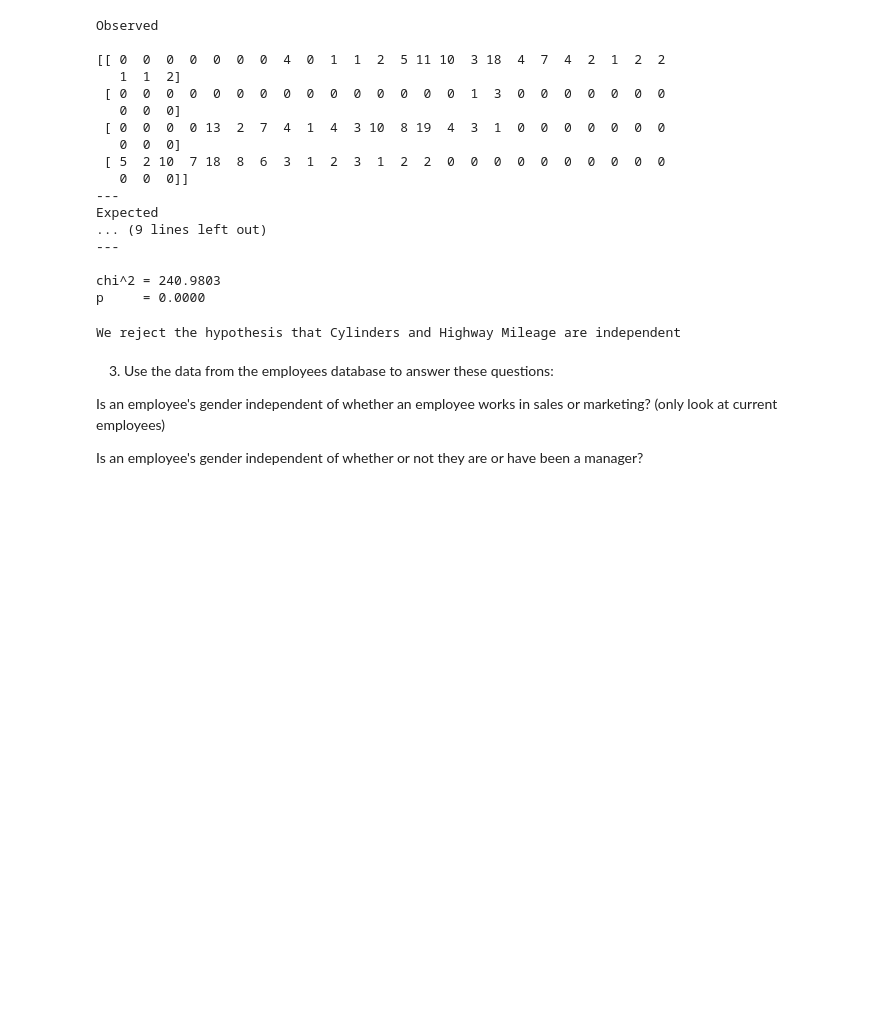
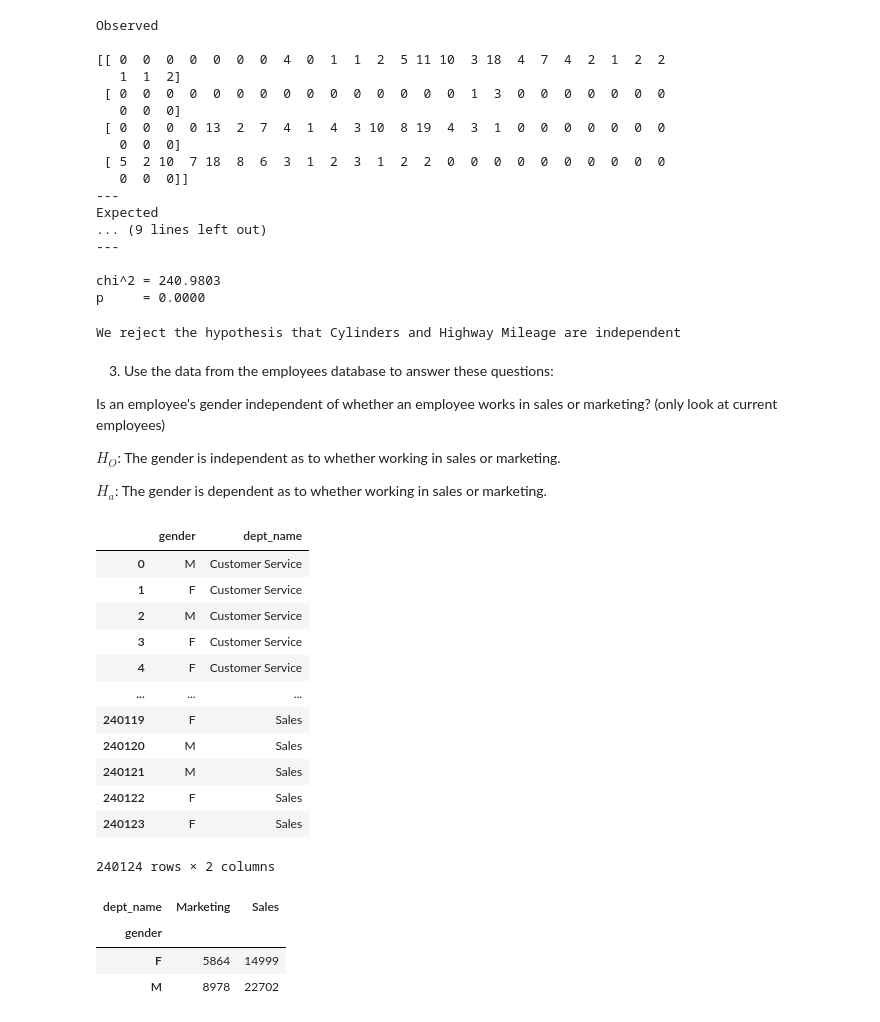
Before and after one commit to carlgriffin57/statistics-exercises, a Jupyter notebook: hypothesis_testing.ipynb, the cells around one changed output. Saved outputs shown, nothing was run; the diff lists cells and outputs as text; code cells hidden in the pictures; blank space fills up the shorter version.

```diff
--- a/hypothesis_testing.ipynb
+++ b/hypothesis_testing.ipynb
@@ -659,4 +659,6 @@ We reject the hypothesis that Cylinders and Highway Mileage are independent
 
 Is an employee's gender independent of whether an employee works in sales or marketing? (only look at current employees)
 
-Is an employee's gender independent of whether or not they are or have been a manager?
+$H_O$: The gender is independent as to whether working in sales or marketing.
+
+$H_a$: The gender is dependent as to whether working in sales or marketing.
@@ -662,0 +669,23 @@ Is an employee's gender independent of whether or not they are or have been a ma
+# %%
+query = '''SELECT employees.gender, departments.dept_name
+FROM employees
+JOIN dept_emp ON dept_emp.emp_no = employees.emp_no
+AND to_date > CURDATE()
+JOIN departments ON dept_emp.dept_no = departments.dept_no''';
+# %%
+dept_gender = pd.read_sql(query, url)
+dept_gender
+# %% [output]
+|  | gender | dept_name |
+| 0 | M | Customer Service |
+| 1 | F | Customer Service |
+| 2 | M | Customer Service |
+| 3 | F | Customer Service |
+| 4 | F | Customer Service |
+| ... | ... | ... |
+| 240119 | F | Sales |
+| 240120 | M | Sales |
+| 240121 | M | Sales |
+| 240122 | F | Sales |
+| 240123 | F | Sales |
+240124 rows × 2 columns
@@ -662,0 +695,8 @@ Is an employee's gender independent of whether or not they are or have been a ma
+# %%
+observed = pd.crosstab(dept_gender.gender, dept_gender.dept_name)
+observed
+# %% [output]
+| dept_name | Marketing | Sales |
+| gender |  |  |
+| F | 5864 | 14999 |
+| M | 8978 | 22702 |
```
Also changed, not shown: parts of 19 cells of this notebook.
